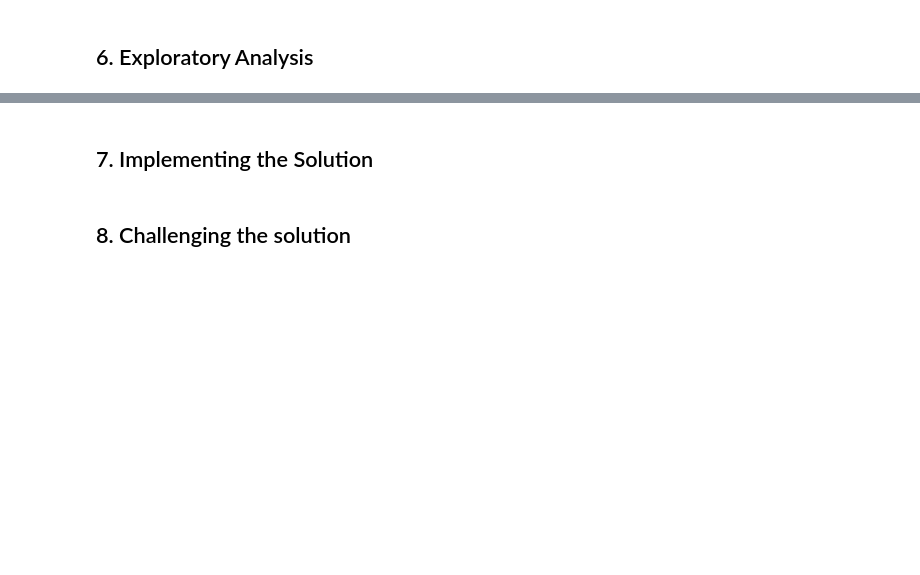
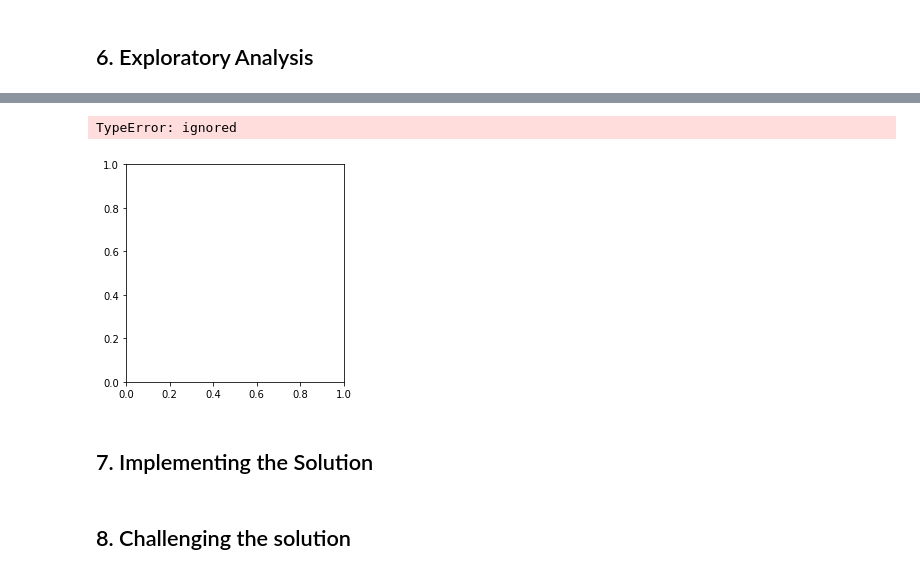
Before and after one commit to Ruoro/moringadescstats, a Jupyter notebook: Copy_of_Univariate_Analysis_Exploratory_Data_Analysis_(Exercise_1).ipynb, the cells around one changed output, grey strips where cells are left out. Cells and saved outputs as stored; diff of their text form; code cells hidden in the pictures; blank space fills up the shorter version.

```diff
--- a/Copy_of_Univariate_Analysis_Exploratory_Data_Analysis_(Exercise_1).ipynb
+++ b/Copy_of_Univariate_Analysis_Exploratory_Data_Analysis_(Exercise_1).ipynb
@@ -112,0 +142,10 @@ dtype: int64
+# %%
+# pie chart of male and female
+gender.value_counts()
+explode = 1
+plt.pie(gender.value_counts(), autopct = '%1.1f%%', explode=explode , shadow = True, startangle = 140)
+plt.axis('equal')
+plt.show()
+# %% [output]
+TypeError: ignored
+[figure, added]
```
Also changed, not shown: parts of 12 cells of this notebook.
